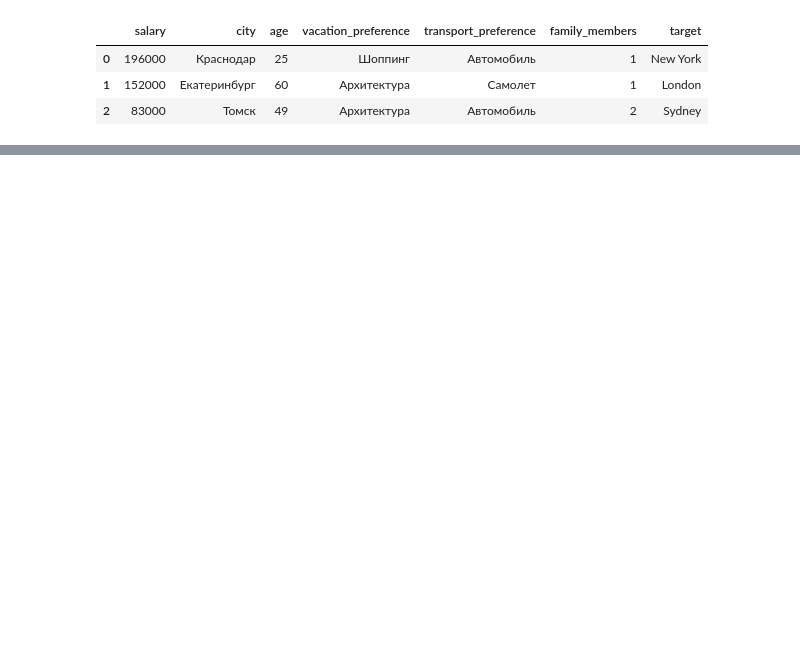
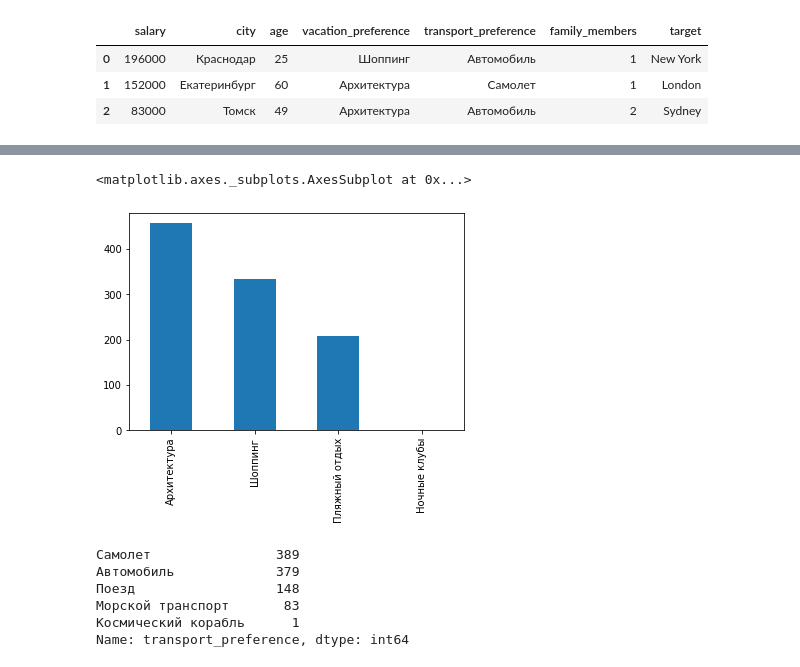
Before and after one commit to QAtester-MM/-----------------------------, a Jupyter notebook: Travel_dataset.ipynb, the cells around one changed output, grey strips where cells are left out. Drawn from its saved outputs; the diff is of its cells as text; code cells hidden in the pictures; blank space fills up the shorter version.

```diff
--- a/Travel_dataset.ipynb
+++ b/Travel_dataset.ipynb
@@ -31,0 +89,14 @@ trips_data.head(3)
+# %%
+trips_data["vacation_preference"].value_counts().plot(kind="bar")
+# %% [output]
+<matplotlib.axes._subplots.AxesSubplot at 0x...>
+[figure, added]
+# %%
+trips_data["transport_preference"].value_counts()
+# %% [output]
+Самолет                389
+Автомобиль             379
+Поезд                  148
+Морской транспорт       83
+Космический корабль      1
+Name: transport_preference, dtype: int64
```
Also changed, not shown: parts of 26 cells of this notebook.
